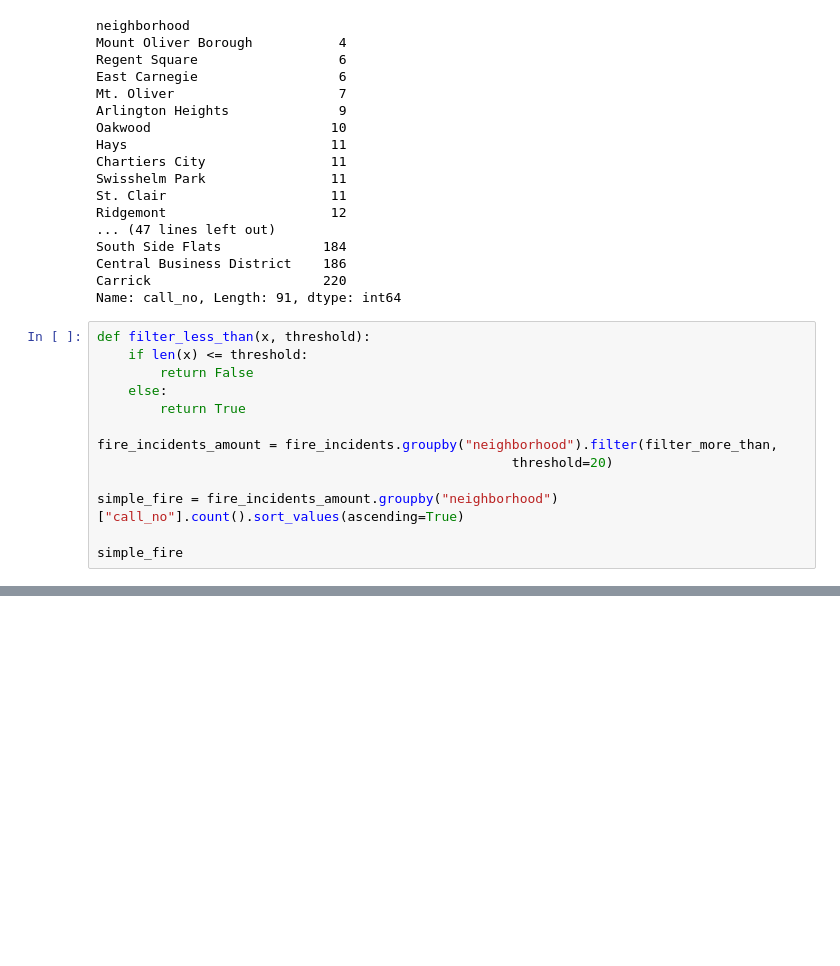
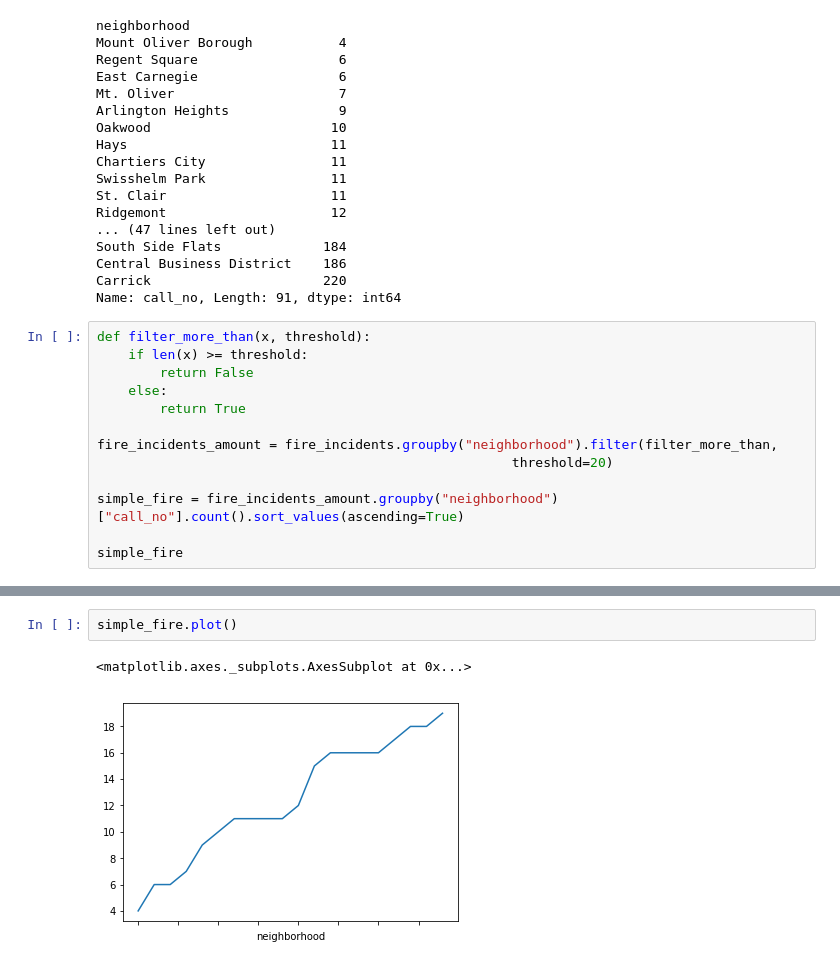
Before and after one commit to Garcia-Bela/FinalLabProject, a Jupyter notebook: TheProof.ipynb, the cells around one changed output, grey strips where cells are left out. Drawn from its saved outputs; the diff is of its cells as text; blank space fills up the shorter version.

Commit message:
fire

```diff
--- a/TheProof.ipynb
+++ b/TheProof.ipynb
@@ -178,8 +178,8 @@ Central Business District    186
 Carrick                      220
 Name: call_no, Length: 91, dtype: int64
 # %%
-def filter_less_than(x, threshold):
-    if len(x) <= threshold:
+def filter_more_than(x, threshold):
+    if len(x) >= threshold:
         return False
     else:
         return True
@@ -194,0 +211,5 @@ NameError: name 'filter_more_than' is not defined
+# %%
+simple_fire.plot()
+# %% [output]
+<matplotlib.axes._subplots.AxesSubplot at 0x...>
+[figure, added]
```
Also changed, not shown: parts of 1 cell of this notebook.
